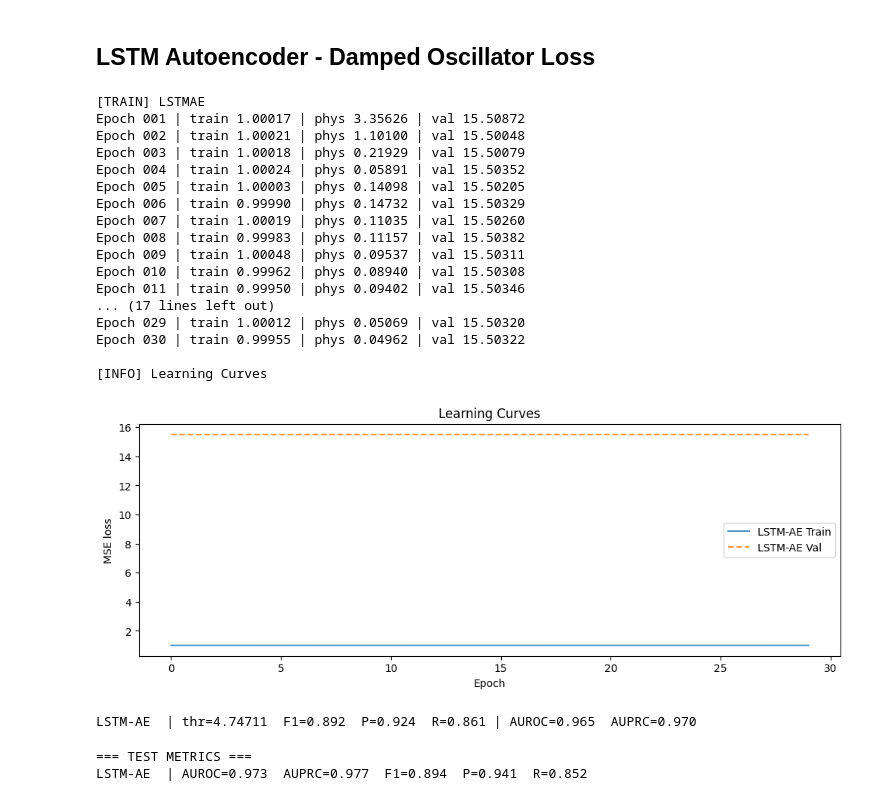
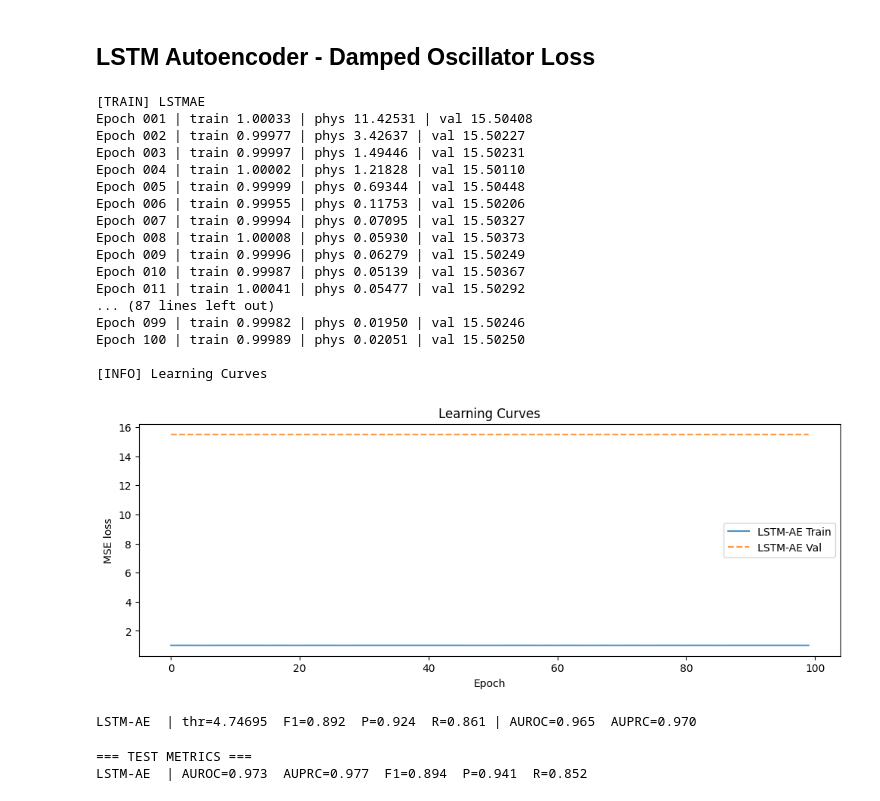
Before and after one commit to andymeneguzzo/Damped-Oscillator-Anomaly-Detection-with-LSTM-Autoencoder, a Jupyter notebook: notebooks/LSTM_experiments.ipynb, the cells around one changed output. Saved outputs shown, nothing was run; the diff lists cells and outputs as text; code cells hidden in the pictures.

```diff
--- a/notebooks/LSTM_experiments.ipynb
+++ b/notebooks/LSTM_experiments.ipynb
@@ -296,34 +296,34 @@ print(df_summary.sort_values("F1", ascending=False).reset_index(drop=True))
 # %%
 """TRAIN PI-LSTMAE"""
 
-EPOCHS = 30
+EPOCHS = 100
 
 print(f"\n[TRAIN] LSTMAE")
 lstm  = LSTMAE(in_dim=1, hidden=64, latent=32, num_layers=1, dropout=0.1)
 
 lstm_phys, hist_lstm_phys = train_autoencoder_phys(lstm, train_loader, val_loader, epochs=EPOCHS, lr=1e-3, weight_decay=1e-5, lambda_phys=2.5)
 
 print(f"\n[INFO] Learning Curves")
 plot_learning_curves([hist_lstm_phys], ["LSTM-AE"])
 # %% [output]
 [TRAIN] LSTMAE
-Epoch 001 | train 1.00017 | phys 3.35626 | val 15.50872
-Epoch 002 | train 1.00021 | phys 1.10100 | val 15.50048
-Epoch 003 | train 1.00018 | phys 0.21929 | val 15.50079
-Epoch 004 | train 1.00024 | phys 0.05891 | val 15.50352
-Epoch 005 | train 1.00003 | phys 0.14098 | val 15.50205
-Epoch 006 | train 0.99990 | phys 0.14732 | val 15.50329
-Epoch 007 | train 1.00019 | phys 0.11035 | val 15.50260
-Epoch 008 | train 0.99983 | phys 0.11157 | val 15.50382
-Epoch 009 | train 1.00048 | phys 0.09537 | val 15.50311
-Epoch 010 | train 0.99962 | phys 0.08940 | val 15.50308
-Epoch 011 | train 0.99950 | phys 0.09402 | val 15.50346
-... (17 lines left out)
-Epoch 029 | train 1.00012 | phys 0.05069 | val 15.50320
-Epoch 030 | train 0.99955 | phys 0.04962 | val 15.50322
+Epoch 001 | train 1.00033 | phys 11.42531 | val 15.50408
+Epoch 002 | train 0.99977 | phys 3.42637 | val 15.50227
+Epoch 003 | train 0.99997 | phys 1.49446 | val 15.50231
+Epoch 004 | train 1.00002 | phys 1.21828 | val 15.50110
+Epoch 005 | train 0.99999 | phys 0.69344 | val 15.50448
+Epoch 006 | train 0.99955 | phys 0.11753 | val 15.50206
+Epoch 007 | train 0.99994 | phys 0.07095 | val 15.50327
+Epoch 008 | train 1.00008 | phys 0.05930 | val 15.50373
+Epoch 009 | train 0.99996 | phys 0.06279 | val 15.50249
+Epoch 010 | train 0.99987 | phys 0.05139 | val 15.50367
+Epoch 011 | train 1.00041 | phys 0.05477 | val 15.50292
+... (87 lines left out)
+Epoch 099 | train 0.99982 | phys 0.01950 | val 15.50246
+Epoch 100 | train 0.99989 | phys 0.02051 | val 15.50250
 
 [INFO] Learning Curves
-[figure, old version]
+[figure, new version]
 # %%
 """SCORING"""
 
@@ -343,7 +343,7 @@ best_lstm_phys, auroc_lstm_val_phys, ap_lstm_val_phys = tune_threshold(err_val_l
 print("LSTM-AE  | thr={:.5f}  F1={:.3f}  P={:.3f}  R={:.3f} | AUROC={:.3f}  AUPRC={:.3f}".format(
     best_lstm_phys["thr"], best_lstm_phys["f1"], best_lstm_phys["prec"], best_lstm_phys["rec"], auroc_lstm_val_phys, ap_lstm_val_phys))
 # %% [output]
-LSTM-AE  | thr=4.74711  F1=0.892  P=0.924  R=0.861 | AUROC=0.965  AUPRC=0.970
+LSTM-AE  | thr=4.74695  F1=0.892  P=0.924  R=0.861 | AUROC=0.965  AUPRC=0.970
 # %%
 """EVALUATION ON TEST"""
 
```
Also changed, not shown: parts of 9 cells of this notebook, 1 other file.
